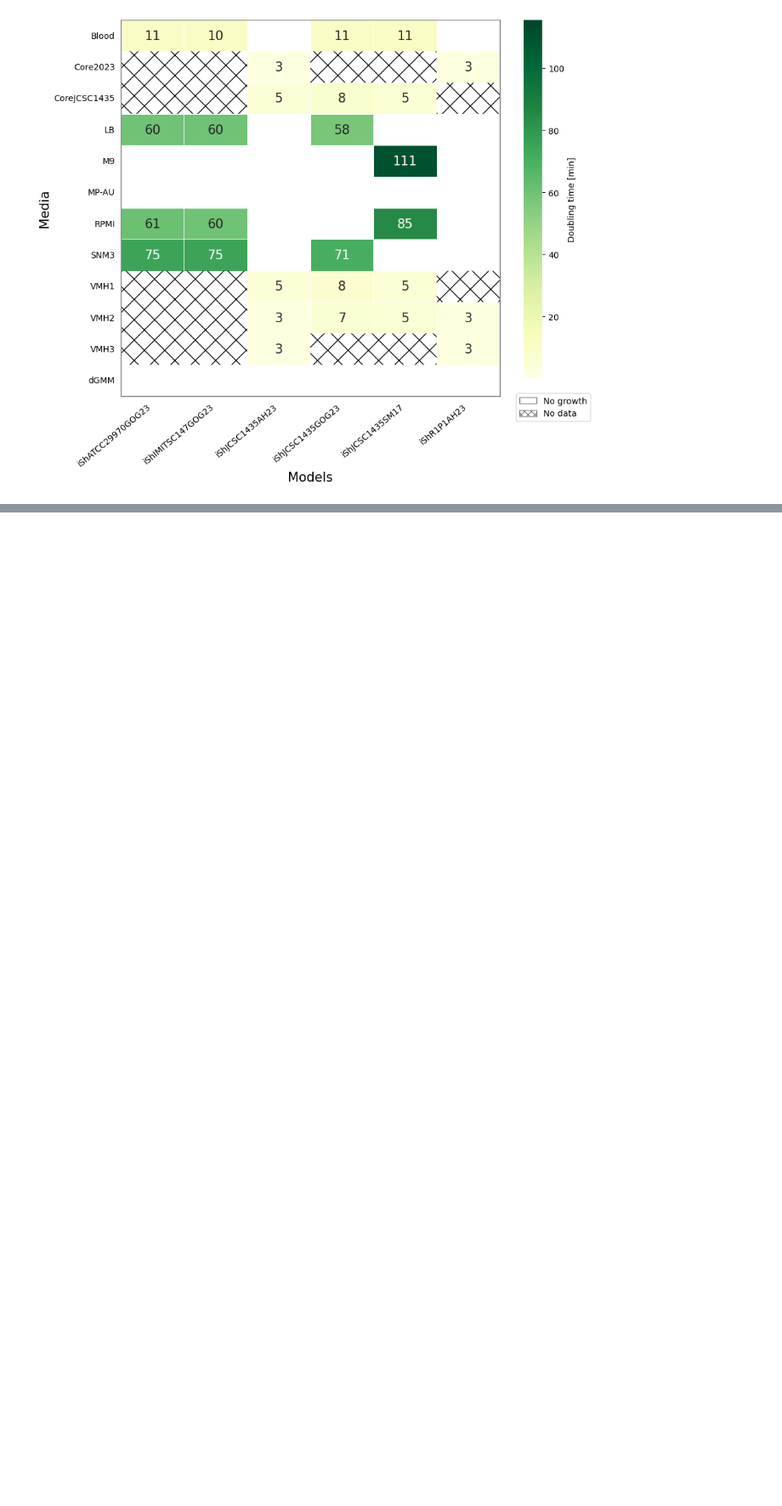
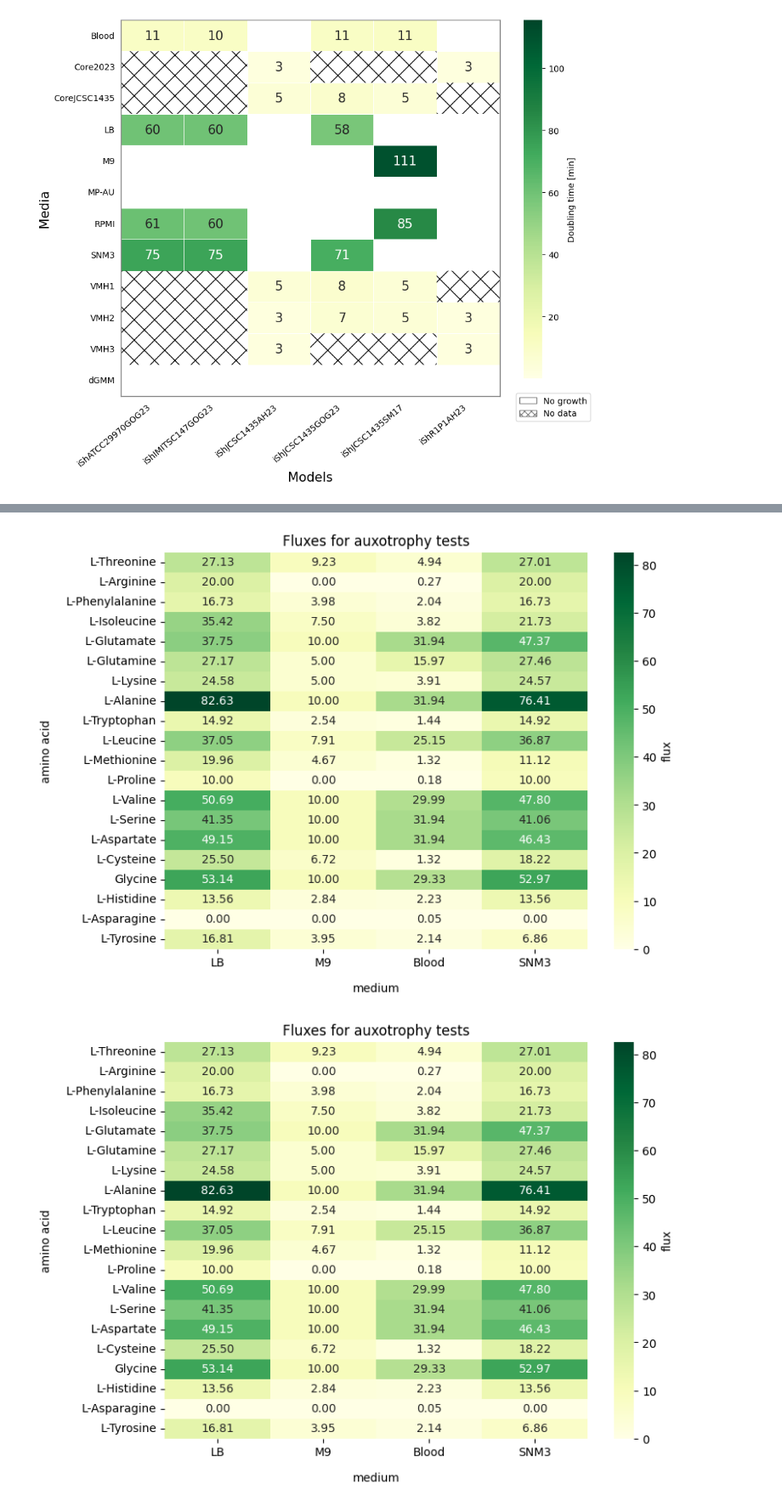
Before and after one commit to draeger-lab/refinegems, a Jupyter notebook: dev/CB_under_construction.ipynb, the cells around one changed output, grey strips where cells are left out. Shown at 85% size. Drawn from its saved outputs; the diff is of its cells as text; code cells hidden in the pictures; blank space fills up the shorter version.

```diff
--- a/dev/CB_under_construction.ipynb
+++ b/dev/CB_under_construction.ipynb
@@ -76,0 +78,17 @@ AttributeError: partially initialized module 'refinegems' has no attribute 'clas
+# %%
+from refinegems.analysis.growth import test_auxotrophies
+from refinegems.utility.io import load_model
+from refinegems.classes.medium import load_medium_from_db
+fp = '/Users/brune/Downloads/iShATCC29970GOG23.xml'
+
+
+lb = load_medium_from_db('LB')
+m9 = load_medium_from_db('M9')
+blood = load_medium_from_db('Blood')
+snm3 = load_medium_from_db('SNM3')
+med_list = [lb,m9,blood,snm3]
+
+mod = load_model(fp,'cobra')
+res = test_auxotrophies(mod,med_list,['None','None','None','None'])
+res.visualise_auxotrophies()
+# %% [output]
@@ -76,0 +97,2 @@ AttributeError: partially initialized module 'refinegems' has no attribute 'clas
+[figure, added]
+[figure, added]
```
Also changed, not shown: parts of 3 cells of this notebook, 4 other files.
